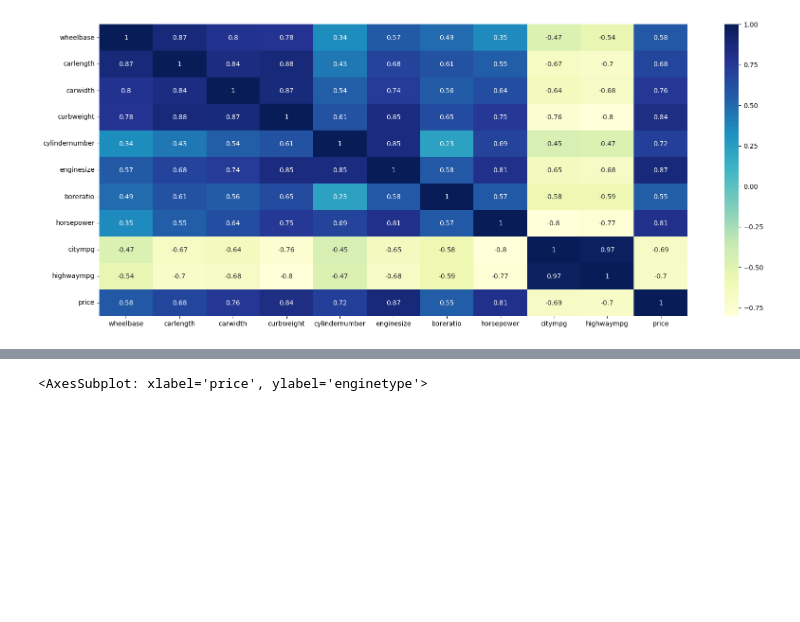
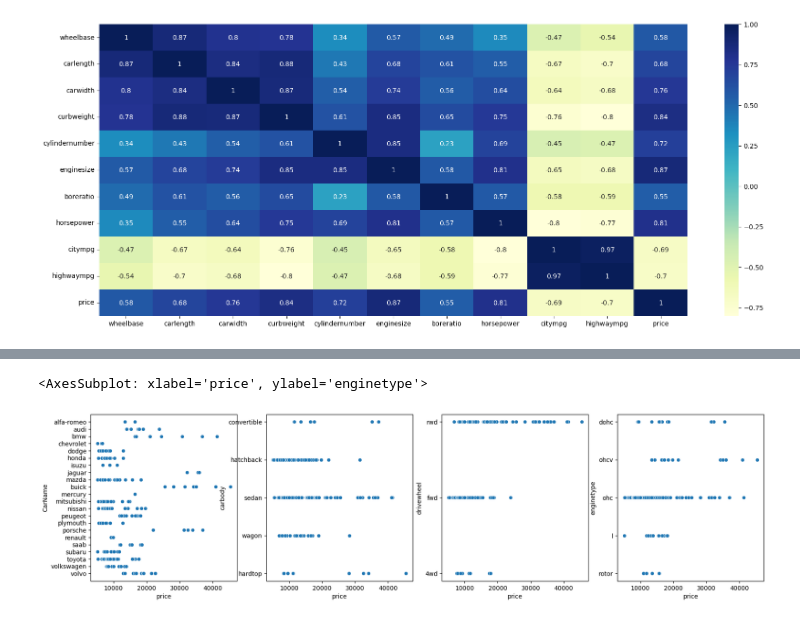
Before and after one commit to ForskyOnly/car_price_prediction, a Jupyter notebook: data_anlyse.ipynb, the cells around one changed output, grey strips where cells are left out. Cells and saved outputs as stored; diff of their text form; code cells hidden in the pictures; blank space fills up the shorter version.

```diff
--- a/data_anlyse.ipynb
+++ b/data_anlyse.ipynb
@@ -78,10 +72,12 @@ highwaympg       -0.697599
 # %%
 fig, axes = plt.subplots(1, 4, figsize=(20, 5))
-sns.regplot(y='fuelsystem', x='price', data=df, ax=axes[0])
-sns.regplot(y='wheelbase', x='price', data=df, ax=axes[1])
-sns.boxplot(y='boreratio', x='price', data=df, ax=axes[2])
-sns.boxplot(y='enginetype', x='price', data=df, ax=axes[3])
+
+sns.scatterplot(y='CarName', x='price', data=df, ax=axes[0])
+sns.scatterplot(y='carbody', x='price', data=df, ax=axes[1])
+sns.scatterplot(y='drivewheel', x='price', data=df, ax=axes[2])
+sns.scatterplot(y='enginetype', x='price', data=df, ax=axes[3])
 # %% [output]
 <AxesSubplot: xlabel='price', ylabel='enginetype'>
+[figure, added]
 # %%
 fig, axes = plt.subplots(1, 3, figsize=(20, 5))
```
Also changed, not shown: parts of 5 cells of this notebook.
